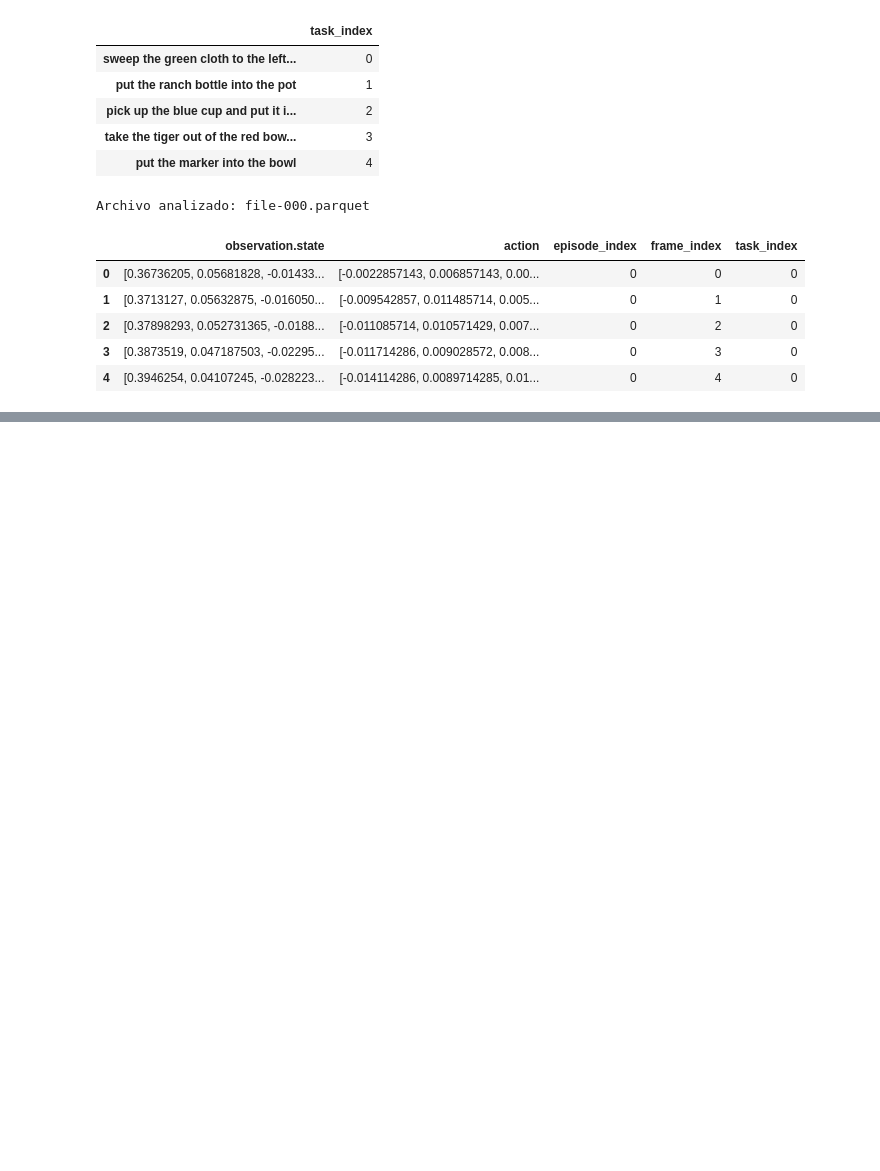
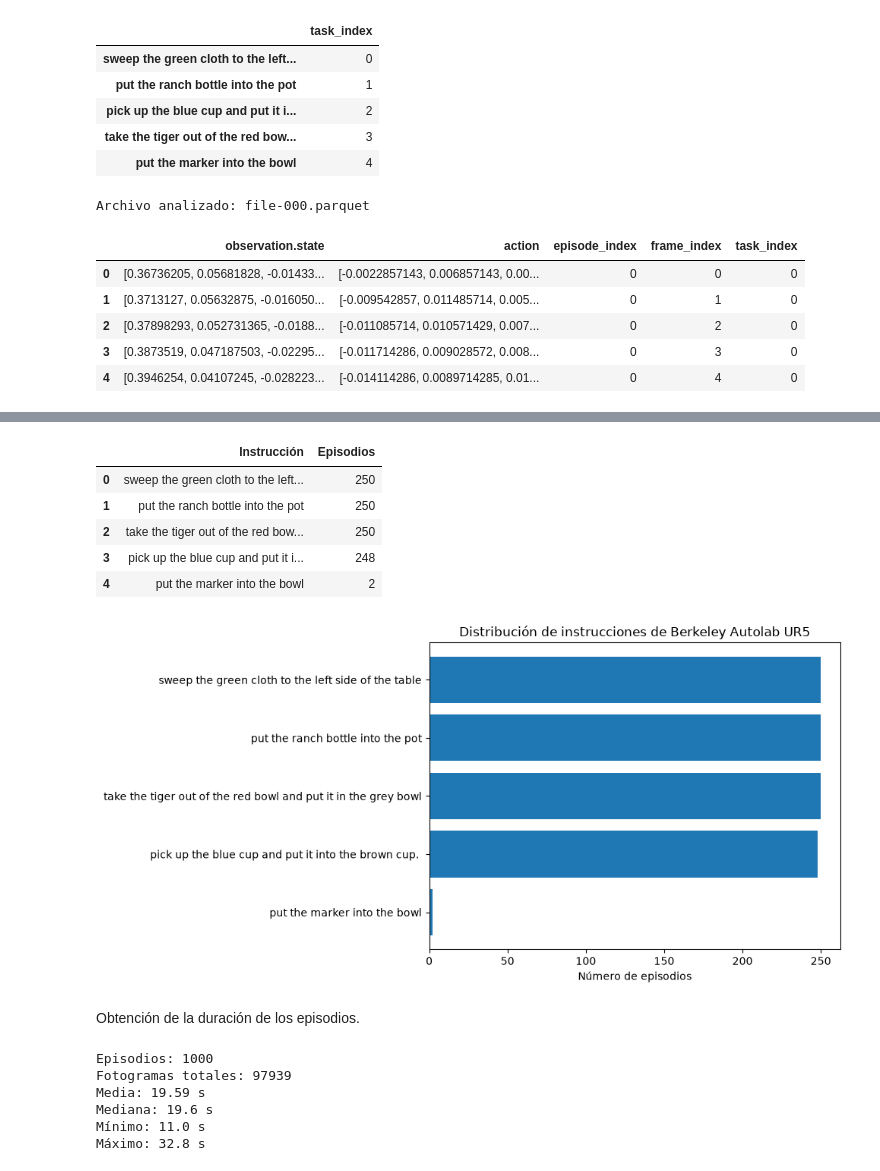
Before and after one commit to osoria80/TFM-VLA, a Jupyter notebook: notebooks/02_estudio_dataset.ipynb, the cells around one changed output, grey strips where cells are left out. Saved outputs shown, nothing was run; the diff lists cells and outputs as text; code cells hidden in the pictures; blank space fills up the shorter version.

```diff
--- a/notebooks/02_estudio_dataset.ipynb
+++ b/notebooks/02_estudio_dataset.ipynb
@@ -994,0 +1072,45 @@ Archivo analizado: file-000.parquet
+# %%
+conteo_ur5 = episodios_ur5["task_index"].value_counts()
+mapa_tareas_ur5 = dict(zip(tareas_ur5["task_index"], tareas_ur5.index))
+
+resumen_ur5 = pd.DataFrame({
+    "Instrucción": conteo_ur5.index.map(mapa_tareas_ur5),
+    "Episodios": conteo_ur5.values
+})
+
+display(resumen_ur5)
+
+plt.figure(figsize=(10, 5))
+plt.barh(resumen_ur5["Instrucción"][::-1], resumen_ur5["Episodios"][::-1])
+plt.xlabel("Número de episodios")
+plt.title("Distribución de instrucciones de Berkeley Autolab UR5")
+plt.tight_layout()
+plt.show()
+# %% [output]
+|  | Instrucción | Episodios |
+| 0 | sweep the green cloth to the left... | 250 |
+| 1 | put the ranch bottle into the pot | 250 |
+| 2 | take the tiger out of the red bow... | 250 |
+| 3 | pick up the blue cup and put it i... | 248 |
+| 4 | put the marker into the bowl | 2 |
+[figure, added]
+# %% [markdown]
+Obtención de la duración de los episodios.
+# %%
+FPS_UR5 = info_ur5["fps"]
+duraciones_ur5 = episodios_ur5[["archivo", "episode_index", "fotogramas"]].copy()
+duraciones_ur5["segundos"] = duraciones_ur5["fotogramas"] / FPS_UR5
+
+print("Episodios:", len(duraciones_ur5))
+print("Fotogramas totales:", duraciones_ur5["fotogramas"].sum())
+print("Media:", round(duraciones_ur5["segundos"].mean(), 2), "s")
+print("Mediana:", round(duraciones_ur5["segundos"].median(), 2), "s")
+print("Mínimo:", round(duraciones_ur5["segundos"].min(), 2), "s")
+print("Máximo:", round(duraciones_ur5["segundos"].max(), 2), "s")
+# %% [output]
+Episodios: 1000
+Fotogramas totales: 97939
+Media: 19.59 s
+Mediana: 19.6 s
+Mínimo: 11.0 s
+Máximo: 32.8 s
```
Also changed, not shown: parts of 13 cells of this notebook.
